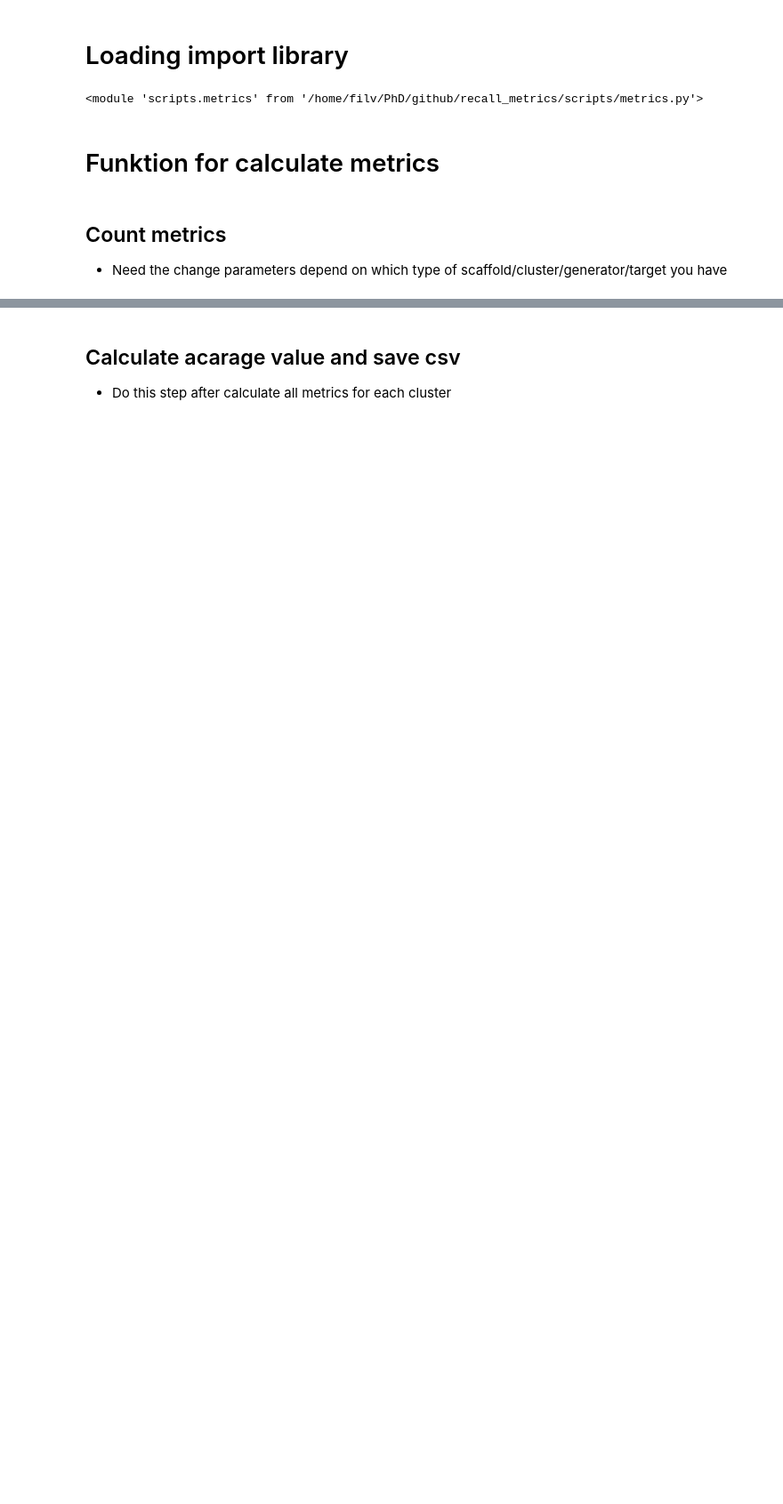
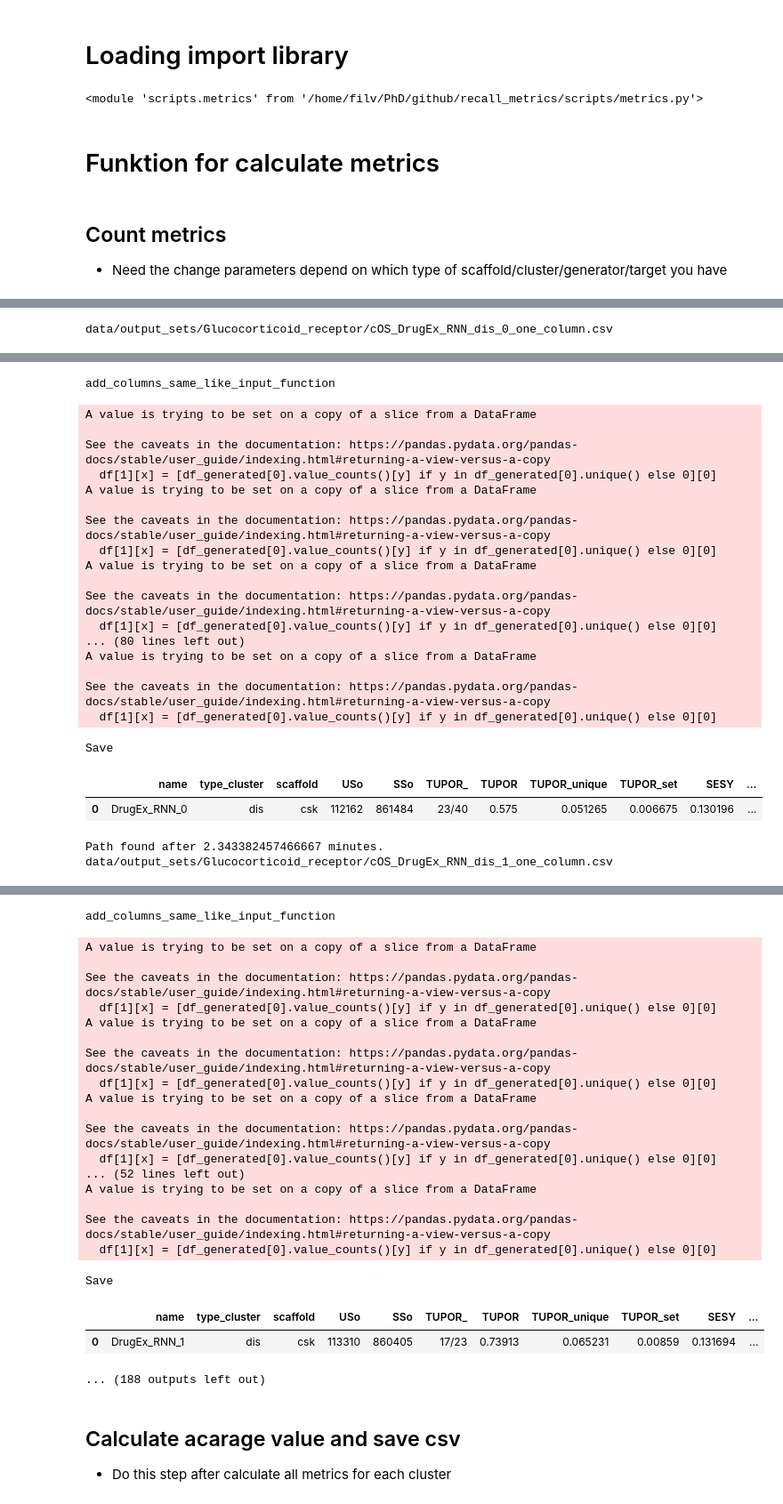
Before and after one commit to filvaleriia/scaffold-based-metrics, a Jupyter notebook: calculate_the_metrics.ipynb, the cells around one changed output, grey strips where cells are left out. Shown at 89% size. Drawn from its saved outputs; the diff is of its cells as text; code cells hidden in the pictures; blank space fills up the shorter version.

```diff
--- a/calculate_the_metrics.ipynb
+++ b/calculate_the_metrics.ipynb
@@ -34,7 +34,7 @@ def calculate_metrics(output_set, recall_set, number, scaffold_type, type_cluste
 # %%
 type_cluster = 'dis' #options: 'dis'|'sim'
 numbers = [0,1,2,3,4] #options: [0]|[0,1]|[0,1,2]|[0,1,2,3]|[0,1,2,3,4] -> all combinations 0-4, depends on which calculation you have
-scaffold_type = 'csk' #options: 'csk'|'murcko'
-generator = 'Molpher' #options: 'Molpher'|'DrugEx'|'REINVENT'|'addcarbon'
+scaffold_type = 'murcko' #options: 'csk'|'murcko'
+generator = 'DrugEx_RNN' #options: 'Molpher'|'DrugEx'|'REINVENT'|'addcarbon'
 receptor = 'Glucocorticoid_receptor' #options: 'Glucocorticoid_receptor'|'Leukocyte_elastase'
-save_options = False
+save_options = True
@@ -135,0 +41,18 @@ See the caveats in the documentation: https://pandas.pydata.org/pandas-docs/stab
+# %%
+import time
+receptor = 'Glucocorticoid_receptor' #options: 'Glucocorticoid_receptor'|'Leukocyte_elastase'
+save_options = True
+
+for generator in ['DrugEx_RNN','REINVENT','GB_GA', 'addcarbon']:  #DrugEx_GT_1, DrugEx_RNN, REINVENT, GB_GA
+    for scaffold_type in ['csk', 'murcko']:
+        for type_cluster in ['dis', 'sim']:
+            for number in [0,1,2,3,4]:
+                before = time.perf_counter()
+                a0 = calculate_metrics(f"data/output_sets/{receptor}/cOS_{generator}_{type_cluster}_{number}_one_column.csv", \
+                                                                f"data/input_recall_sets/{receptor}/cRS_{receptor}_{type_cluster}_{number}.csv",\
+                                   number, scaffold_type, type_cluster,generator,receptor,save_options)
+                a0
+                after = time.perf_counter()
+                print('Path found after', (after - before)/60, 'minutes.')
+# %% [output]
+data/output_sets/Glucocorticoid_receptor/cOS_DrugEx_RNN_dis_0_one_column.csv
@@ -135,0 +76,23 @@ See the caveats in the documentation: https://pandas.pydata.org/pandas-docs/stab
+add_columns_same_like_input_function
+A value is trying to be set on a copy of a slice from a DataFrame
+
+See the caveats in the documentation: https://pandas.pydata.org/pandas-docs/stable/user_guide/indexing.html#returning-a-view-versus-a-copy
+  df[1][x] = [df_generated[0].value_counts()[y] if y in df_generated[0].unique() else 0][0]
+A value is trying to be set on a copy of a slice from a DataFrame
+
+See the caveats in the documentation: https://pandas.pydata.org/pandas-docs/stable/user_guide/indexing.html#returning-a-view-versus-a-copy
+  df[1][x] = [df_generated[0].value_counts()[y] if y in df_generated[0].unique() else 0][0]
+A value is trying to be set on a copy of a slice from a DataFrame
+
+See the caveats in the documentation: https://pandas.pydata.org/pandas-docs/stable/user_guide/indexing.html#returning-a-view-versus-a-copy
+  df[1][x] = [df_generated[0].value_counts()[y] if y in df_generated[0].unique() else 0][0]
+... (80 lines left out)
+A value is trying to be set on a copy of a slice from a DataFrame
+
+See the caveats in the documentation: https://pandas.pydata.org/pandas-docs/stable/user_guide/indexing.html#returning-a-view-versus-a-copy
+  df[1][x] = [df_generated[0].value_counts()[y] if y in df_generated[0].unique() else 0][0]
+Save
+|  | name | type_cluster | scaffold | USo | SSo | TUPOR_ | TUPOR | TUPOR_unique | TUPOR_set | SESY | ... |
+| 0 | DrugEx_RNN_0 | dis | csk | 112162 | 861484 | 23/40 | 0.575 | 0.051265 | 0.006675 | 0.130196 | ... |
+Path found after 2.343382457466667 minutes.
+data/output_sets/Glucocorticoid_receptor/cOS_DrugEx_RNN_dis_1_one_column.csv
@@ -136,3 +116,25 @@ See the caveats in the documentation: https://pandas.pydata.org/pandas-docs/stab
+add_columns_same_like_input_function
+A value is trying to be set on a copy of a slice from a DataFrame
+
+See the caveats in the documentation: https://pandas.pydata.org/pandas-docs/stable/user_guide/indexing.html#returning-a-view-versus-a-copy
+  df[1][x] = [df_generated[0].value_counts()[y] if y in df_generated[0].unique() else 0][0]
+A value is trying to be set on a copy of a slice from a DataFrame
+
+See the caveats in the documentation: https://pandas.pydata.org/pandas-docs/stable/user_guide/indexing.html#returning-a-view-versus-a-copy
+  df[1][x] = [df_generated[0].value_counts()[y] if y in df_generated[0].unique() else 0][0]
+A value is trying to be set on a copy of a slice from a DataFrame
+
+See the caveats in the documentation: https://pandas.pydata.org/pandas-docs/stable/user_guide/indexing.html#returning-a-view-versus-a-copy
+  df[1][x] = [df_generated[0].value_counts()[y] if y in df_generated[0].unique() else 0][0]
+... (52 lines left out)
+A value is trying to be set on a copy of a slice from a DataFrame
+
+See the caveats in the documentation: https://pandas.pydata.org/pandas-docs/stable/user_guide/indexing.html#returning-a-view-versus-a-copy
+  df[1][x] = [df_generated[0].value_counts()[y] if y in df_generated[0].unique() else 0][0]
+Save
+|  | name | type_cluster | scaffold | USo | SSo | TUPOR_ | TUPOR | TUPOR_unique | TUPOR_set | SESY | ... |
+| 0 | DrugEx_RNN_1 | dis | csk | 113310 | 860405 | 17/23 | 0.73913 | 0.065231 | 0.00859 | 0.131694 | ... |
+... (188 outputs left out)
 # %% [markdown]
 ## Calculate acarage value and save csv
 - Do this step after calculate all metrics for each cluster
```
Also changed, not shown: parts of 12 cells of this notebook, 1 other file.
